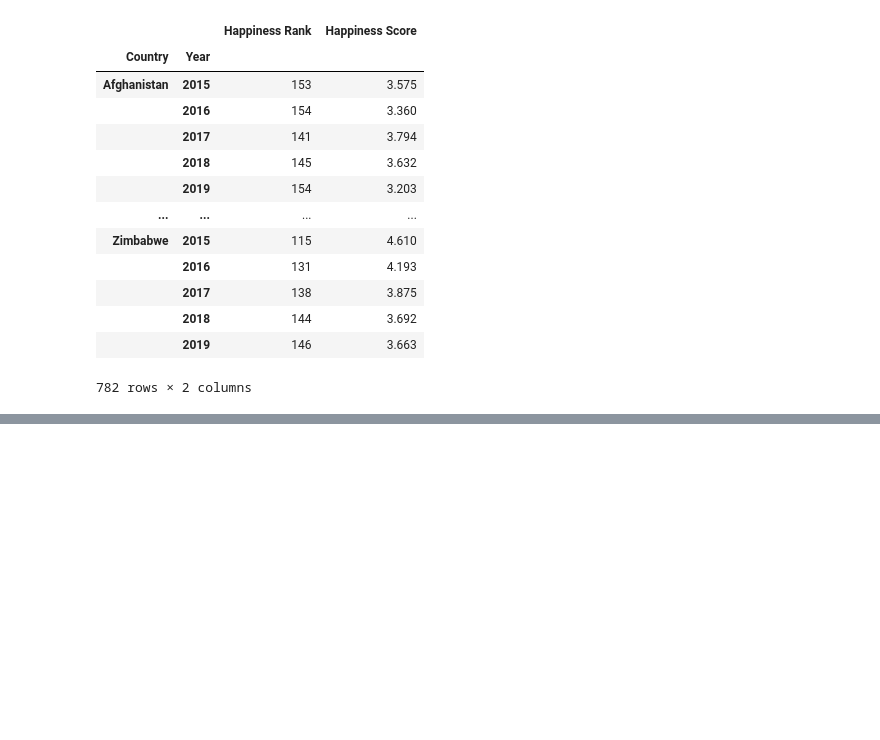
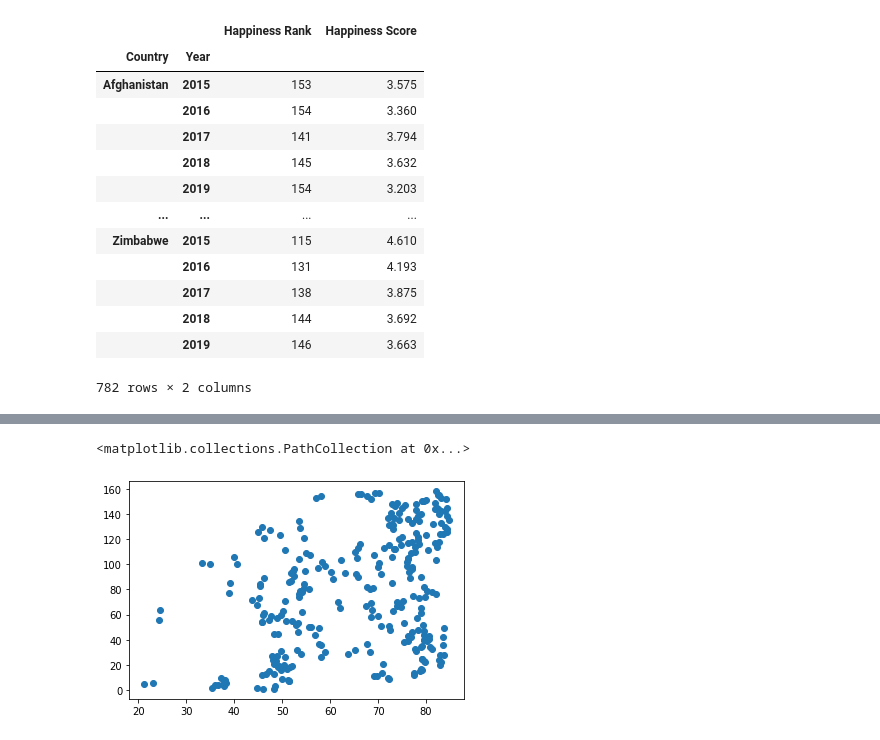
Before and after one commit to AJ-Paine/07-Skynet-Project, a Jupyter notebook: Skynet Project 1.ipynb, the cells around one changed output, grey strips where cells are left out. Drawn from its saved outputs; the diff is of its cells as text; code cells hidden in the pictures; blank space fills up the shorter version.

```diff
--- a/Skynet Project 1.ipynb
+++ b/Skynet Project 1.ipynb
@@ -96,3 +97,13 @@ happy_groupby.mean()
 |  | 2018 | 144 | 3.692 |
 |  | 2019 | 146 | 3.663 |
 782 rows × 2 columns
+# %%
+# weather_df["Country"] = weather_df["Country"].astype(str)
+# weather_df["Year"] = weather_df["Year"].astype(int)
+# combined_happy_df["Country"] = combined_happy_df["Country"].astype(str)
+# combined_happy_df["Year"] = combined_happy_df["Year"].astype(int)
+
+weather_df["Country"] = weather_df["Country"].str.strip()
+merge = pd.merge(weather_df, combined_happy_df, on=["Country","Year"], how="right")
+merge = merge.dropna()
+merge.head(50)
@@ -98,0 +128,5 @@ happy_groupby.mean()
+# %%
+plt.scatter(merge["Temperature - F"],merge["Happiness Rank"])
+# %% [output]
+<matplotlib.collections.PathCollection at 0x...>
+[figure, added]
```
Also changed, not shown: parts of 6 cells of this notebook, 1 other file.
